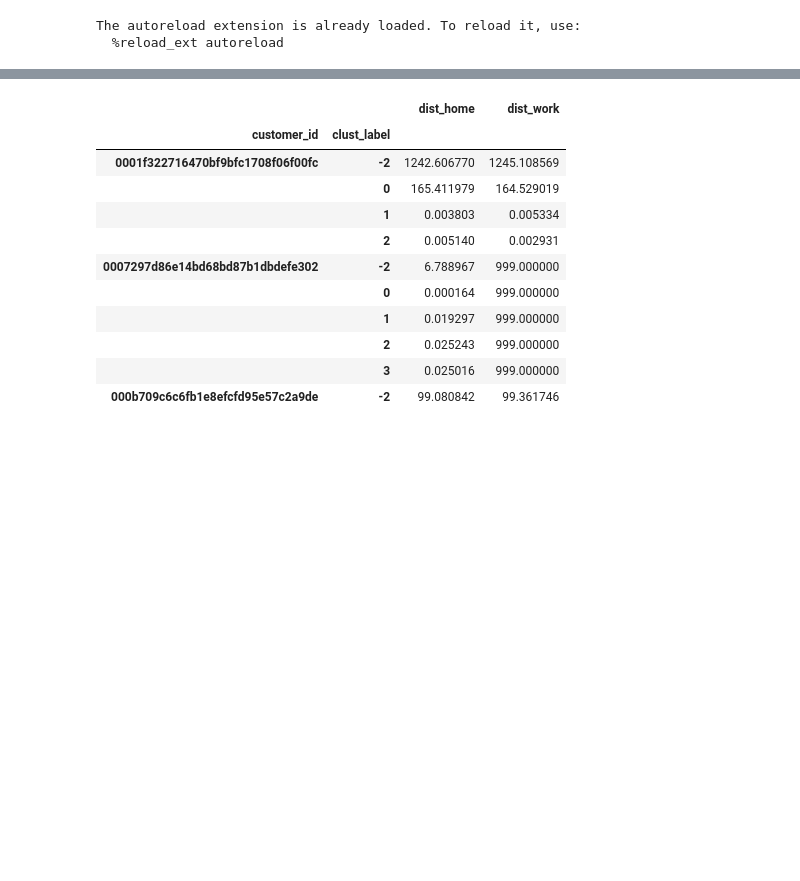
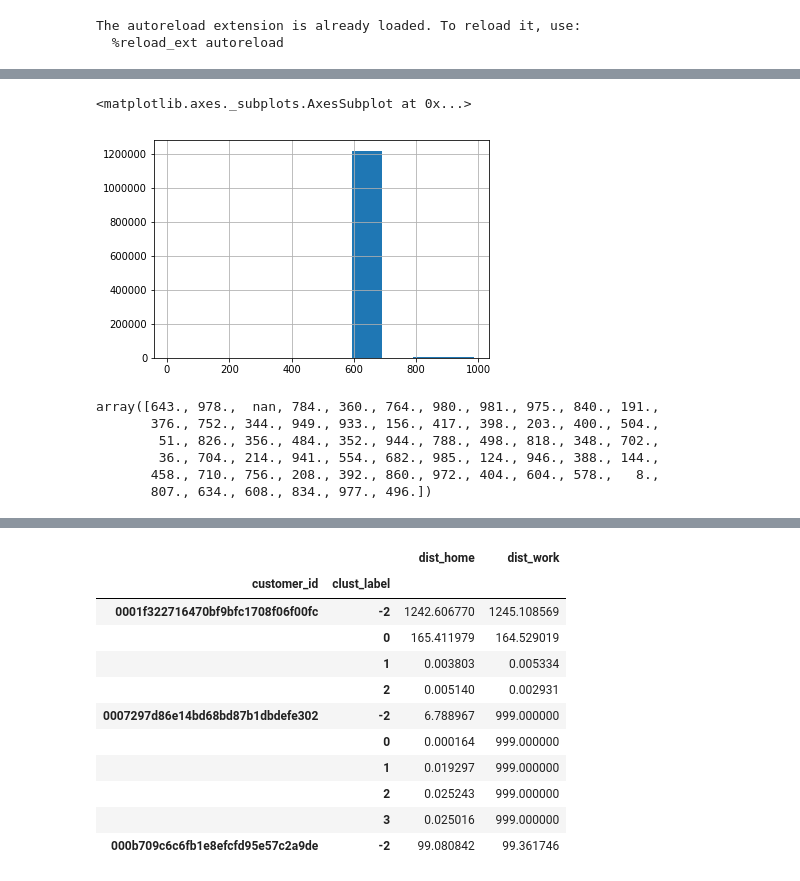
Before and after one commit to PhySci/raiffaizen, a Jupyter notebook: DBSCAN.ipynb, the cells around one changed output, grey strips where cells are left out. Drawn from its saved outputs; the diff is of its cells as text; code cells hidden in the pictures; blank space fills up the shorter version.

```diff
--- a/DBSCAN.ipynb
+++ b/DBSCAN.ipynb
@@ -41,3 +41,17 @@ train_df.head()
 | 2 | 3.708368 | St Petersburg | RUS | 643.0 | 0dc0137d280a2a82d2dc89282450ff1b | 59.851 | 30.232 | 5992 | PR.MARSHALA ZHUKOVA,31St Petersbu... | ... |
 | 3 | 2.787498 | ST PETERSBURG | RUS | 643.0 | 0dc0137d280a2a82d2dc89282450ff1b | 59.851 | 30.232 | 5261 |  | ... |
 | 4 | 2.892510 | ST PETERSBURG | RUS | 643.0 | 0dc0137d280a2a82d2dc89282450ff1b | 59.851 | 30.232 | 5261 |  | ... |
+# %%
+train_df.currency.hist()
+# %% [output]
+<matplotlib.axes._subplots.AxesSubplot at 0x...>
+[figure, added]
+# %%
+train_df.currency.unique()
+# %% [output]
+array([643., 978.,  nan, 784., 360., 764., 980., 981., 975., 840., 191.,
+       376., 752., 344., 949., 933., 156., 417., 398., 203., 400., 504.,
+        51., 826., 356., 484., 352., 944., 788., 498., 818., 348., 702.,
+        36., 704., 214., 941., 554., 682., 985., 124., 946., 388., 144.,
+       458., 710., 756., 208., 392., 860., 972., 404., 604., 578.,   8.,
+       807., 634., 608., 834., 977., 496.])
```
Also changed, not shown: parts of 13 cells of this notebook.
